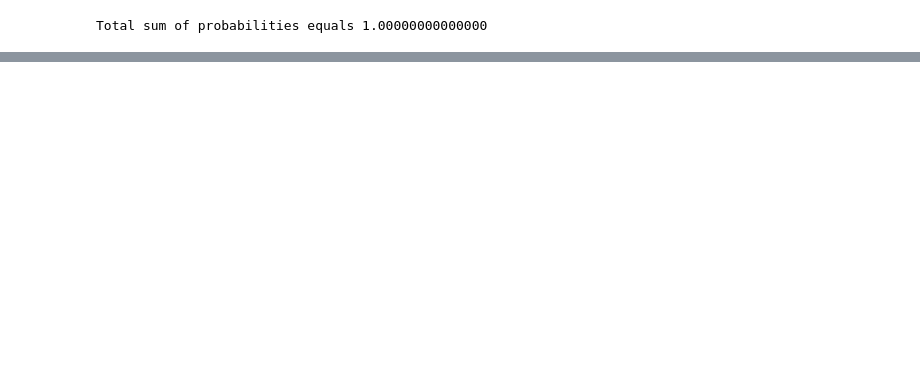
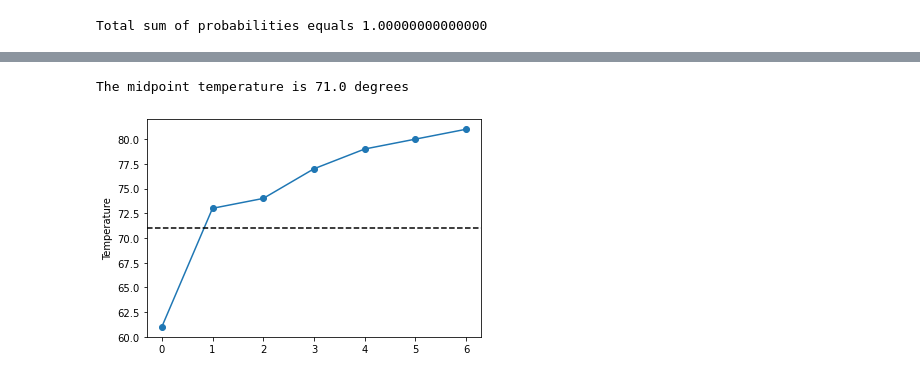
Before and after one commit to Lukas-Forst/100-Days-of-Code, a Jupyter notebook: Day101/Bookcamp_CS2.ipynb, the cells around one changed output, grey strips where cells are left out. Saved outputs shown, nothing was run; the diff lists cells and outputs as text; code cells hidden in the pictures; blank space fills up the shorter version.

```diff
--- a/Day101/Bookcamp_CS2.ipynb
+++ b/Day101/Bookcamp_CS2.ipynb
@@ -25,0 +60,15 @@ Total sum of probabilities equals 1.00000000000000
+# %%
+difference = measurements.max() - measurements.min()
+midpoint = measurements.min() + difference / 2
+assert midpoint == (measurements.max() + measurements.min()) / 2
+print(f"The midpoint temperature is {midpoint} degrees")
+# %% [output]
+The midpoint temperature is 71.0 degrees
+# %%
+plt.plot(range(number_of_days), measurements)
+plt.scatter(range(number_of_days), measurements)
+plt.axhline(midpoint, color='k', linestyle='--')
+plt.ylabel('Temperature')
+plt.show()
+# %% [output]
+[figure, added]
```
Also changed, not shown: parts of 25 cells of this notebook.
